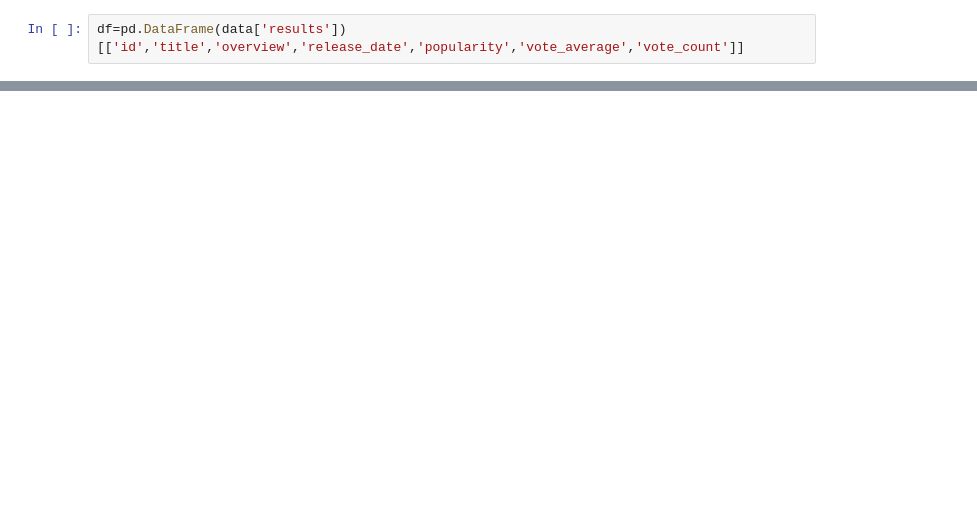
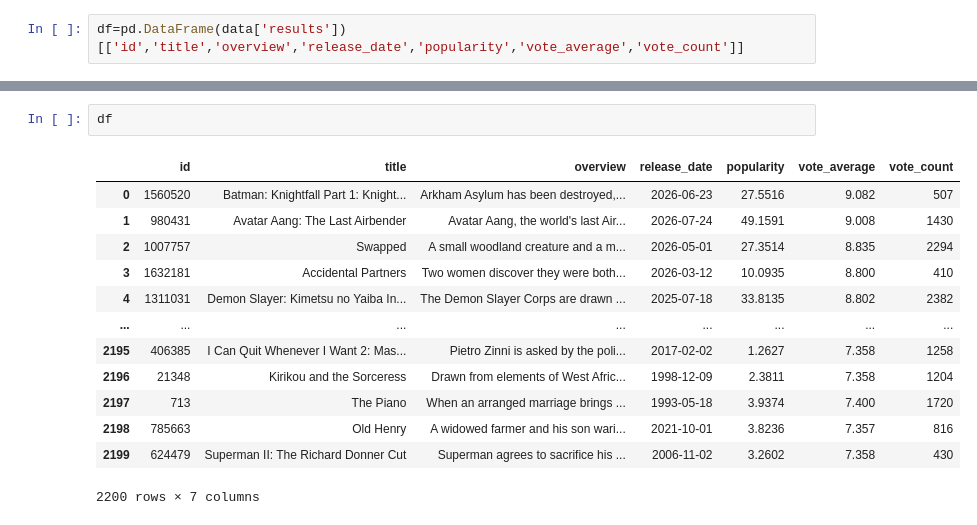
Before and after one commit to Aradhana-Codes/Machine-Learning, a Jupyter notebook: API-to-DataFrame/API_Data.ipynb, the cells around one changed output, grey strips where cells are left out. Drawn from its saved outputs; the diff is of its cells as text; blank space fills up the shorter version.

```diff
--- a/API-to-DataFrame/API_Data.ipynb
+++ b/API-to-DataFrame/API_Data.ipynb
@@ -60,0 +114,16 @@ ConnectionError: ('Connection aborted.', ConnectionResetError(10054, 'An existin
+# %%
+df
+# %% [output]
+|  | id | title | overview | release_date | popularity | vote_average | vote_count |
+| 0 | 1560520 | Batman: Knightfall Part 1: Knight... | Arkham Asylum has been destroyed,... | 2026-06-23 | 27.5516 | 9.082 | 507 |
+| 1 | 980431 | Avatar Aang: The Last Airbender | Avatar Aang, the world's last Air... | 2026-07-24 | 49.1591 | 9.008 | 1430 |
+| 2 | 1007757 | Swapped | A small woodland creature and a m... | 2026-05-01 | 27.3514 | 8.835 | 2294 |
+| 3 | 1632181 | Accidental Partners | Two women discover they were both... | 2026-03-12 | 10.0935 | 8.800 | 410 |
+| 4 | 1311031 | Demon Slayer: Kimetsu no Yaiba In... | The Demon Slayer Corps are drawn ... | 2025-07-18 | 33.8135 | 8.802 | 2382 |
+| ... | ... | ... | ... | ... | ... | ... | ... |
+| 2195 | 406385 | I Can Quit Whenever I Want 2: Mas... | Pietro Zinni is asked by the poli... | 2017-02-02 | 1.2627 | 7.358 | 1258 |
+| 2196 | 21348 | Kirikou and the Sorceress | Drawn from elements of West Afric... | 1998-12-09 | 2.3811 | 7.358 | 1204 |
+| 2197 | 713 | The Piano | When an arranged marriage brings ... | 1993-05-18 | 3.9374 | 7.400 | 1720 |
+| 2198 | 785663 | Old Henry | A widowed farmer and his son wari... | 2021-10-01 | 3.8236 | 7.357 | 816 |
+| 2199 | 624479 | Superman II: The Richard Donner Cut | Superman agrees to sacrifice his ... | 2006-11-02 | 3.2602 | 7.358 | 430 |
+2200 rows × 7 columns
```
Also changed, not shown: parts of 13 cells of this notebook, 1 other file.
